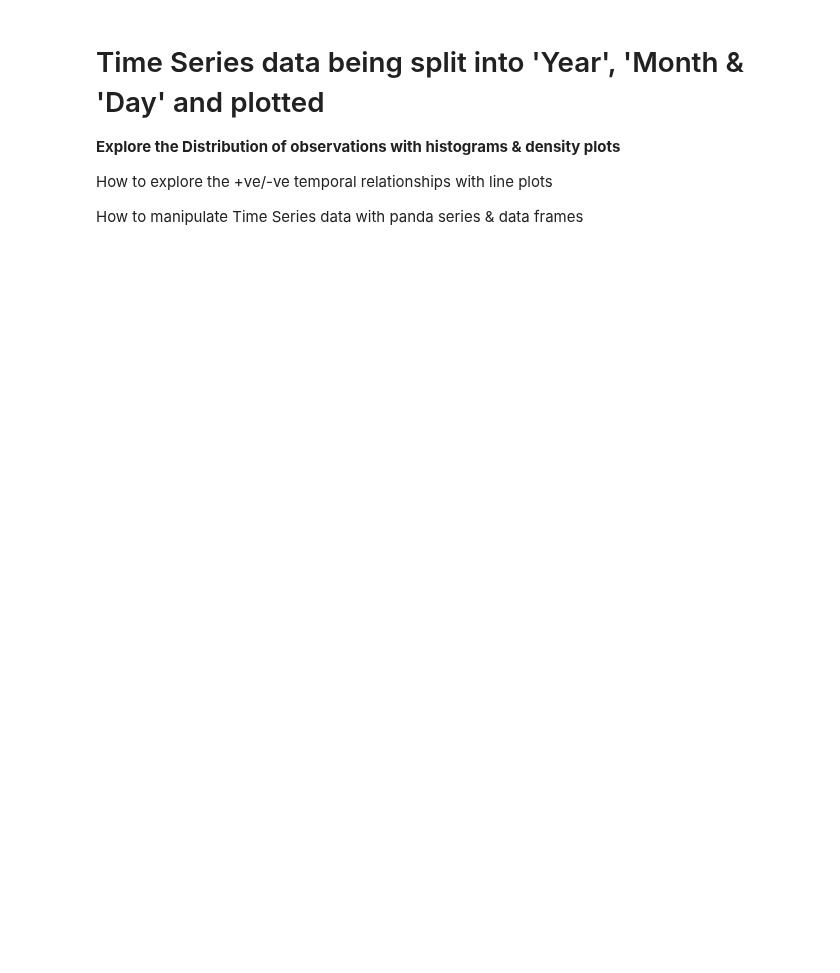
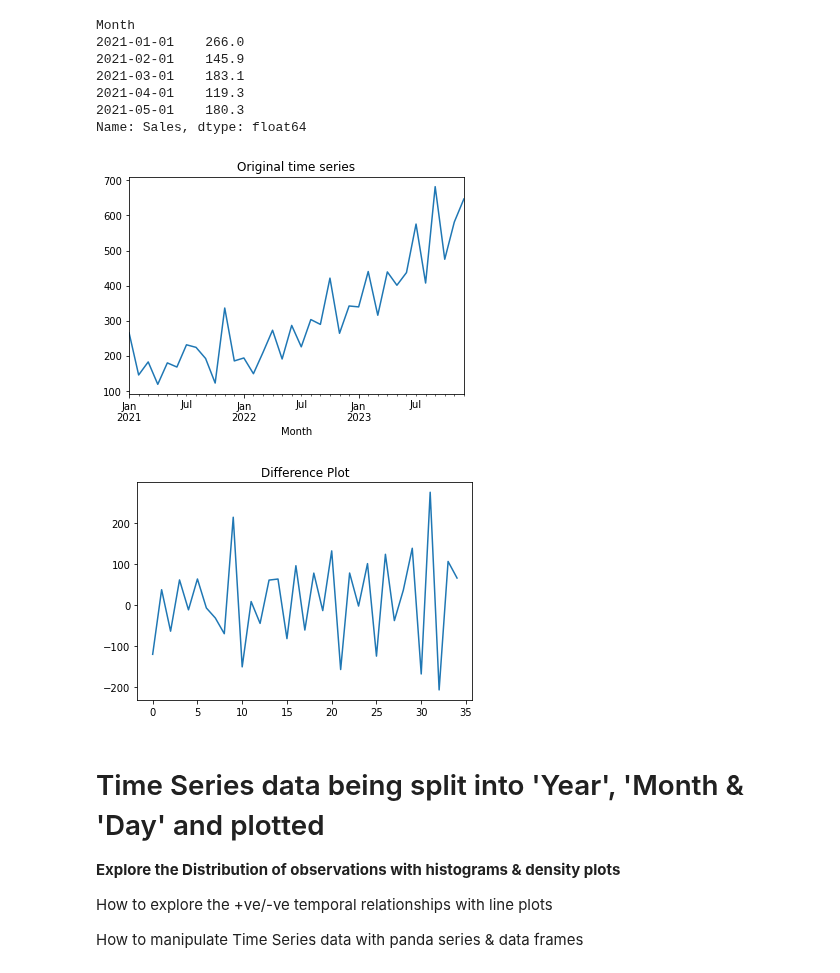
Before and after one commit to kenneth-craig/academyPub, a Jupyter notebook: Time Series Data.ipynb, the cells around one changed output. Saved outputs shown, nothing was run; the diff lists cells and outputs as text; code cells hidden in the pictures; blank space fills up the shorter version.

```diff
--- a/Time Series Data.ipynb
+++ b/Time Series Data.ipynb
@@ -9,3 +15,42 @@ Saving daily-total-female-births.csv to daily-total-female-births.csv
+# %%
+# Detrend time series data using differencing
+import pandas as pd
+import datetime as dt
+from matplotlib import pyplot
+
+def dt_parser(x):
+  return dt.datetime.strptime('202'+x, '%Y-%m')
+
+series = pd.read_csv('shampoo-sales.csv', header=0, index_col=0, parse_dates=True, squeeze=True, date_parser=dt_parser)
+
+X = series.values
+diff = list()
+
+for i in range(1, len(X)):
+  value = X[i] - X[i-1]
+  diff.append(value)
+
+print(series.head())
+
+#Plots original time series data (date reformated)
+series.plot()
+pyplot.title('Original time series')
+pyplot.show()
+
+# Plots diff detrending applied
+pyplot.plot(diff)
+pyplot.title('Difference Plot')
+pyplot.show()
+# %% [output]
+Month
+2021-01-01    266.0
+2021-02-01    145.9
+2021-03-01    183.1
+2021-04-01    119.3
+2021-05-01    180.3
+Name: Sales, dtype: float64
+[figure, added]
+[figure, added]
 # %% [markdown]
 # Time Series data being split into 'Year', 'Month & 'Day' and plotted
 **Explore the Distribution of observations with histograms & density plots**
```
Also changed, not shown: parts of 2 cells of this notebook.
